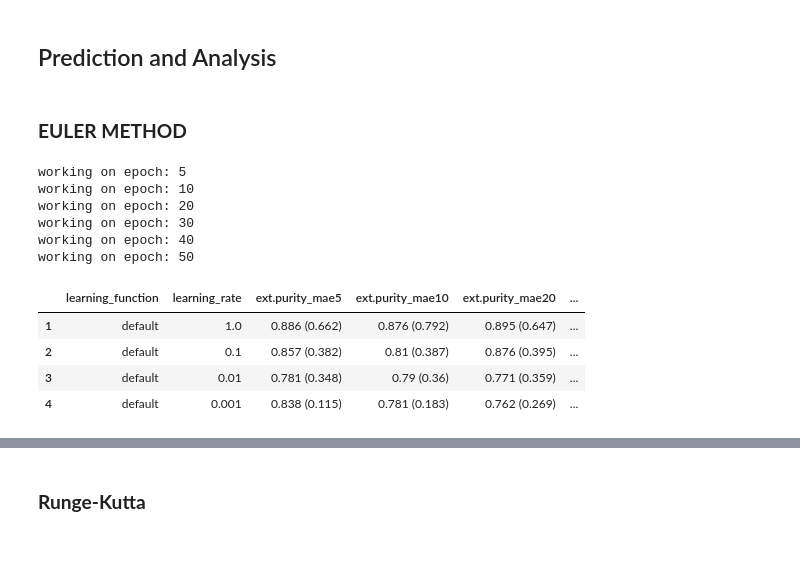
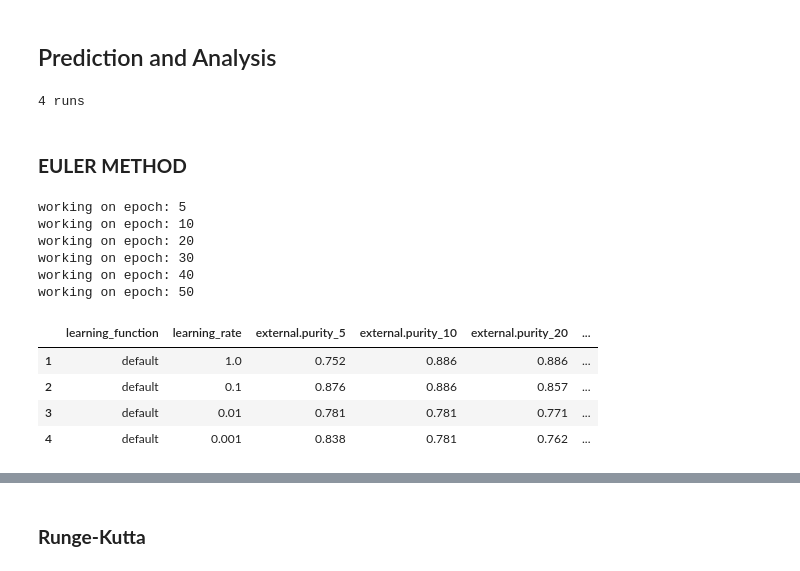
Before and after one commit to richardjonker2000/TMBD-Project-3, a Jupyter notebook: SOM1A.ipynb, the cells around one changed output, grey strips where cells are left out. Saved outputs shown, nothing was run; the diff lists cells and outputs as text; code cells hidden in the pictures.

```diff
--- a/SOM1A.ipynb
+++ b/SOM1A.ipynb
@@ -217,10 +217,21 @@ weights = np.array(
         ]
     ]
 )
+
+print(len(lrs_lfs), 'runs')
+# %% [output]
+4 runs
 # %% [markdown]
 ### **EULER METHOD**
 # %%
-#
+"""
+Implementation of Euler method with the approximation function. (estimatesd MAE in brackets)
+
+purity accuracy decreases with smaller learning rates.
+for larger epochs, we record higher accuracy purity.
+
+estimated absolute errors also decrease for smaller learning rates.
+"""
 # extract columns
 lrs_ = [_[0] for _ in lrs_lfs]
 lfs_ = [_[1] for _ in lrs_lfs]
@@ -234,46 +245,44 @@ show_updates = False
 # main runs
 for epoch in epochs:
     print('working on epoch:', epoch)
-    data.update({f'ext.purity_mae{epoch}': []})  # updating dataframe
+    data.update({f'external.purity_{epoch}': []})  # updating dataframe
 
     for lr, lf in lrs_lfs:
         lr = lr.astype('float64')
 
         agri_som = SOM(3,3,3)  # initialization
         agri_som.set_weights(weights.copy())
 
         agri_som.train(trunc_data.values,
             num_epochs=epoch,
             init_learning_rate=lr,
             lr_decay_function=lf,
             show_plot=False,
             method = 'euler'
             )
         joined_df = arrange_data(agri_som)
         # visualize(joined_df, lr, lf, agri_som)
 
         # combine external purity with computed mean-absolute-error
         ext_purity = round(external_purity(joined_df), 3)
-        mae = round(np.mean(np.abs(agri_som.approx_net-agri_som.net)), 3)
-        pur_mae = f'{ext_purity} ({mae})'
 
-        data[f'ext.purity_mae{epoch}'].append(pur_mae)
+        data[f'external.purity_{epoch}'].append(ext_purity)
 
         if show_updates:
             print(f'lr:{lr}, lrf:{lf} done!')
 
 
 results_df = pd.DataFrame(data, index=range(1, len(lrs_lfs)+1))
-results_df
+results_df.head()
 # %% [output]
 working on epoch: 5
 working on epoch: 10
 working on epoch: 20
 working on epoch: 30
 working on epoch: 40
 working on epoch: 50
-|  | learning_function | learning_rate | ext.purity_mae5 | ext.purity_mae10 | ext.purity_mae20 | ... |
-| 1 | default | 1.0 | 0.886 (0.662) | 0.876 (0.792) | 0.895 (0.647) | ... |
-| 2 | default | 0.1 | 0.857 (0.382) | 0.81 (0.387) | 0.876 (0.395) | ... |
-| 3 | default | 0.01 | 0.781 (0.348) | 0.79 (0.36) | 0.771 (0.359) | ... |
-| 4 | default | 0.001 | 0.838 (0.115) | 0.781 (0.183) | 0.762 (0.269) | ... |
+|  | learning_function | learning_rate | external.purity_5 | external.purity_10 | external.purity_20 | ... |
+| 1 | default | 1.0 | 0.752 | 0.886 | 0.886 | ... |
+| 2 | default | 0.1 | 0.876 | 0.886 | 0.857 | ... |
+| 3 | default | 0.01 | 0.781 | 0.781 | 0.771 | ... |
+| 4 | default | 0.001 | 0.838 | 0.781 | 0.762 | ... |
```
Also changed, not shown: parts of 8 cells of this notebook, 6 other files.
